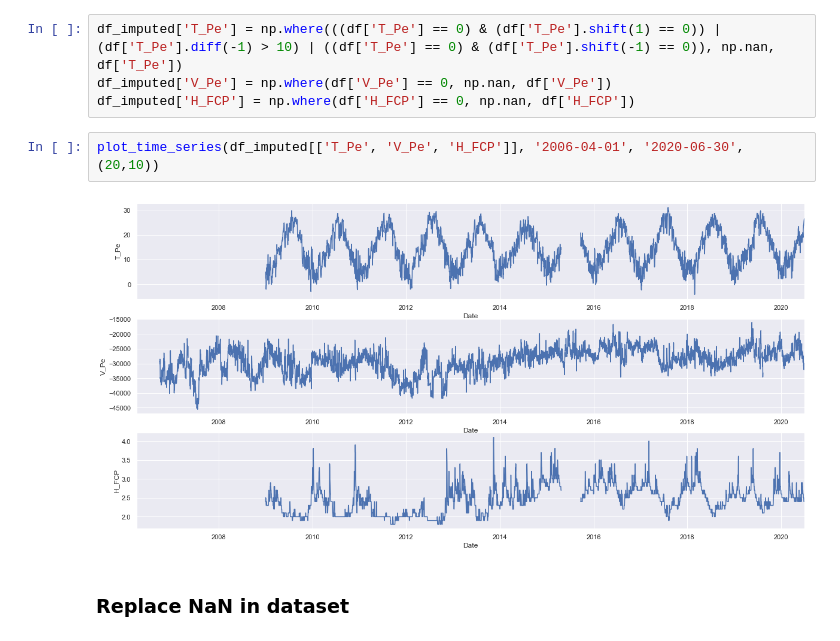
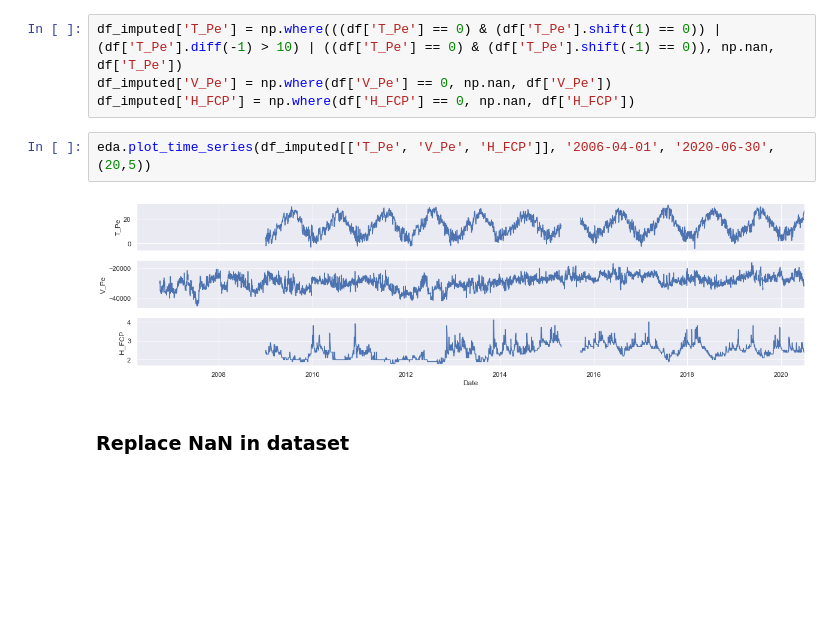
Before and after one commit to mfriebel/waterlevel_prediction, a Jupyter notebook: eda_Petrignano_2.ipynb, the cells around one changed output. Drawn from its saved outputs; the diff is of its cells as text; blank space fills up the shorter version.

```diff
--- a/eda_Petrignano_2.ipynb
+++ b/eda_Petrignano_2.ipynb
@@ -91,9 +87,9 @@ df_imputed['T_Pe'] = np.where(((df['T_Pe'] == 0) & (df['T_Pe'].shift(1) == 0)) |
 df_imputed['V_Pe'] = np.where(df['V_Pe'] == 0, np.nan, df['V_Pe'])
 df_imputed['H_FCP'] = np.where(df['H_FCP'] == 0, np.nan, df['H_FCP'])
 # %%
-plot_time_series(df_imputed[['T_Pe', 'V_Pe', 'H_FCP']], '2006-04-01', '2020-06-30', (20,10))
+eda.plot_time_series(df_imputed[['T_Pe', 'V_Pe', 'H_FCP']], '2006-04-01', '2020-06-30', (20,5))
 # %% [output]
-[figure, old version]
+[figure, new version]
 # %% [markdown]
 ### Replace NaN in dataset
 # %% [markdown]
```
Also changed, not shown: parts of 108 cells of this notebook.
